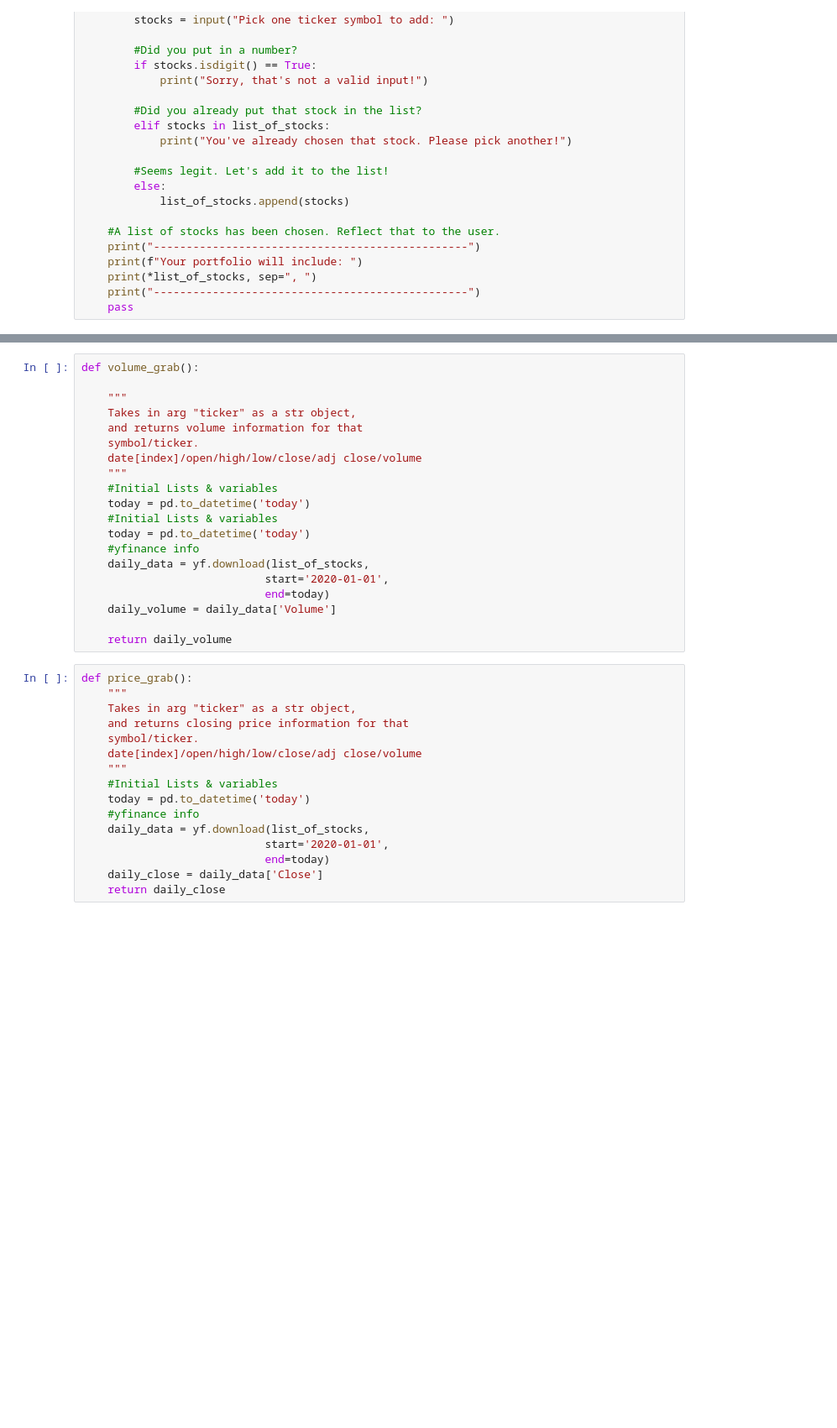
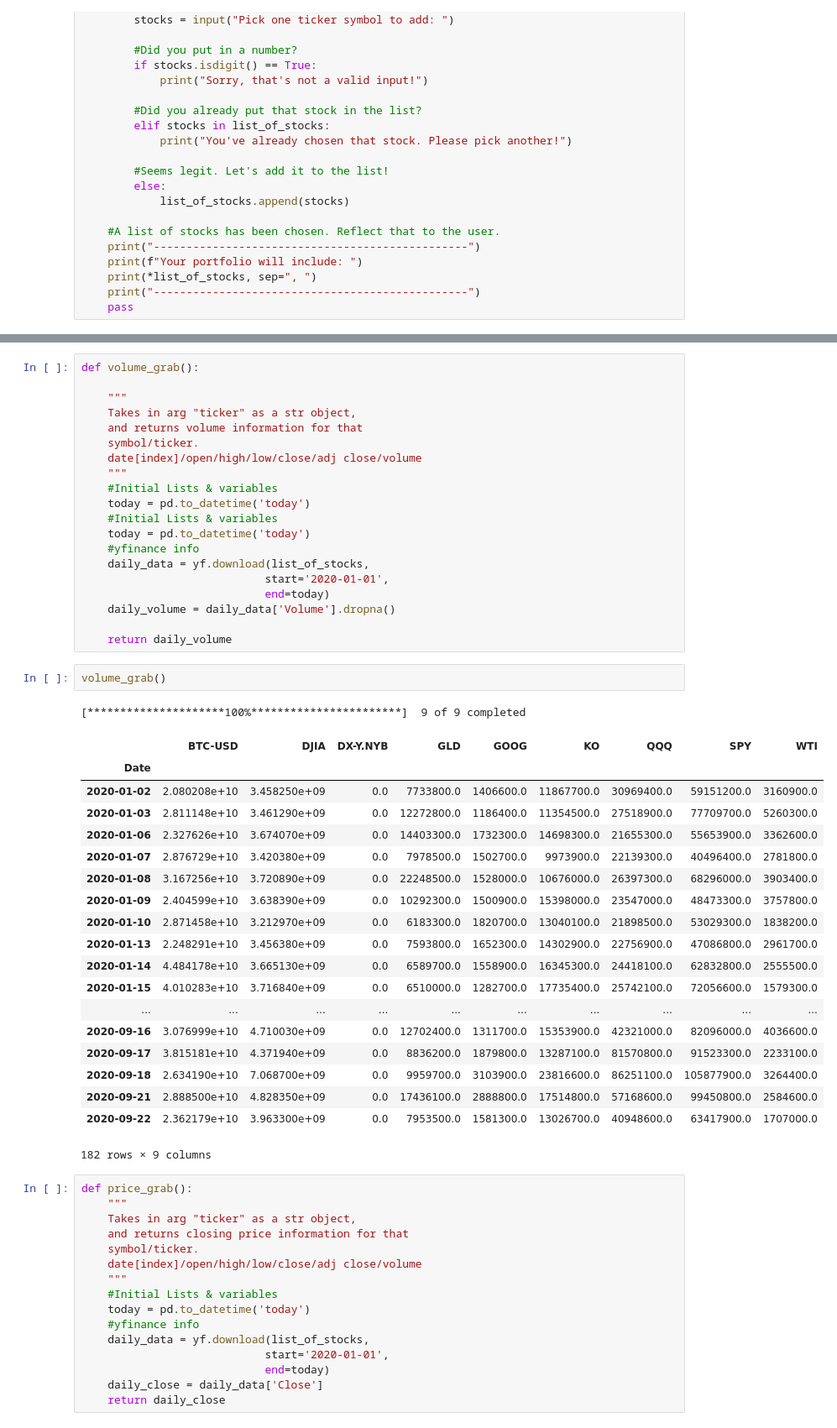
Before and after one commit to gw12s/Project-1, a Jupyter notebook: functions_list.ipynb, the cells around one changed output, grey strips where cells are left out. Shown at 84% size. Saved outputs shown, nothing was run; the diff lists cells and outputs as text; blank space fills up the shorter version.

```diff
--- a/functions_list.ipynb
+++ b/functions_list.ipynb
@@ -98,9 +102,32 @@ def volume_grab():
     daily_data = yf.download(list_of_stocks,
                             start='2020-01-01',
                             end=today)
-    daily_volume = daily_data['Volume']
+    daily_volume = daily_data['Volume'].dropna()
 
     return daily_volume
+# %%
+volume_grab()
+# %% [output]
+[*********************100%***********************]  9 of 9 completed
+|  | BTC-USD | DJIA | DX-Y.NYB | GLD | GOOG | KO | QQQ | SPY | WTI |
+| Date |  |  |  |  |  |  |  |  |  |
+| 2020-01-02 | 2.080208e+10 | 3.458250e+09 | 0.0 | 7733800.0 | 1406600.0 | 11867700.0 | 30969400.0 | 59151200.0 | 3160900.0 |
+| 2020-01-03 | 2.811148e+10 | 3.461290e+09 | 0.0 | 12272800.0 | 1186400.0 | 11354500.0 | 27518900.0 | 77709700.0 | 5260300.0 |
+| 2020-01-06 | 2.327626e+10 | 3.674070e+09 | 0.0 | 14403300.0 | 1732300.0 | 14698300.0 | 21655300.0 | 55653900.0 | 3362600.0 |
+| 2020-01-07 | 2.876729e+10 | 3.420380e+09 | 0.0 | 7978500.0 | 1502700.0 | 9973900.0 | 22139300.0 | 40496400.0 | 2781800.0 |
+| 2020-01-08 | 3.167256e+10 | 3.720890e+09 | 0.0 | 22248500.0 | 1528000.0 | 10676000.0 | 26397300.0 | 68296000.0 | 3903400.0 |
+| 2020-01-09 | 2.404599e+10 | 3.638390e+09 | 0.0 | 10292300.0 | 1500900.0 | 15398000.0 | 23547000.0 | 48473300.0 | 3757800.0 |
+| 2020-01-10 | 2.871458e+10 | 3.212970e+09 | 0.0 | 6183300.0 | 1820700.0 | 13040100.0 | 21898500.0 | 53029300.0 | 1838200.0 |
+| 2020-01-13 | 2.248291e+10 | 3.456380e+09 | 0.0 | 7593800.0 | 1652300.0 | 14302900.0 | 22756900.0 | 47086800.0 | 2961700.0 |
+| 2020-01-14 | 4.484178e+10 | 3.665130e+09 | 0.0 | 6589700.0 | 1558900.0 | 16345300.0 | 24418100.0 | 62832800.0 | 2555500.0 |
+| 2020-01-15 | 4.010283e+10 | 3.716840e+09 | 0.0 | 6510000.0 | 1282700.0 | 17735400.0 | 25742100.0 | 72056600.0 | 1579300.0 |
+| ... | ... | ... | ... | ... | ... | ... | ... | ... | ... |
+| 2020-09-16 | 3.076999e+10 | 4.710030e+09 | 0.0 | 12702400.0 | 1311700.0 | 15353900.0 | 42321000.0 | 82096000.0 | 4036600.0 |
+| 2020-09-17 | 3.815181e+10 | 4.371940e+09 | 0.0 | 8836200.0 | 1879800.0 | 13287100.0 | 81570800.0 | 91523300.0 | 2233100.0 |
+| 2020-09-18 | 2.634190e+10 | 7.068700e+09 | 0.0 | 9959700.0 | 3103900.0 | 23816600.0 | 86251100.0 | 105877900.0 | 3264400.0 |
+| 2020-09-21 | 2.888500e+10 | 4.828350e+09 | 0.0 | 17436100.0 | 2888800.0 | 17514800.0 | 57168600.0 | 99450800.0 | 2584600.0 |
+| 2020-09-22 | 2.362179e+10 | 3.963300e+09 | 0.0 | 7953500.0 | 1581300.0 | 13026700.0 | 40948600.0 | 63417900.0 | 1707000.0 |
+182 rows × 9 columns
 # %%
 def price_grab():
     """
```
Also changed, not shown: parts of 11 cells of this notebook.
